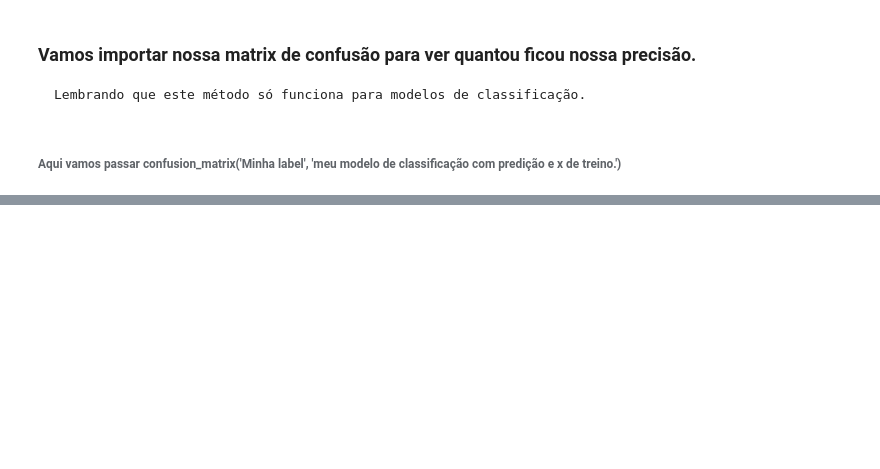
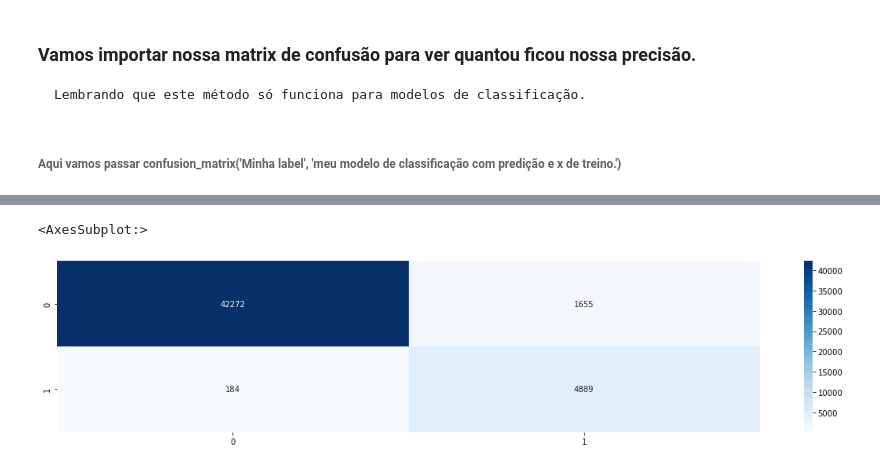
Before and after one commit to Jefferson170713/Data_Science, a Jupyter notebook: Machine Learn/Model Classification/00 Fundamentos de modelos de classificação..ipynb, the cells around one changed output, grey strips where cells are left out. Saved outputs shown, nothing was run; the diff lists cells and outputs as text; code cells hidden in the pictures; blank space fills up the shorter version.

```diff
--- a/Machine Learn/Model Classification/00 Fundamentos de modelos de classificação..ipynb
+++ b/Machine Learn/Model Classification/00 Fundamentos de modelos de classificação..ipynb
@@ -213,3 +213,9 @@ array([[43787,    81],
+# %%
+plt.figure(figsize=(20, 4))
+sns.heatmap(confusion_matrix(y_train_7, sgd_class.predict(x_train)), annot= True, cmap="Blues", fmt='g')
+# %% [output]
+<AxesSubplot:>
+[figure, added]
 # %%
 from sklearn.metrics import precision_score
 from sklearn.metrics import recall_score
```
Also changed, not shown: parts of 11 cells of this notebook, 1 other file.
